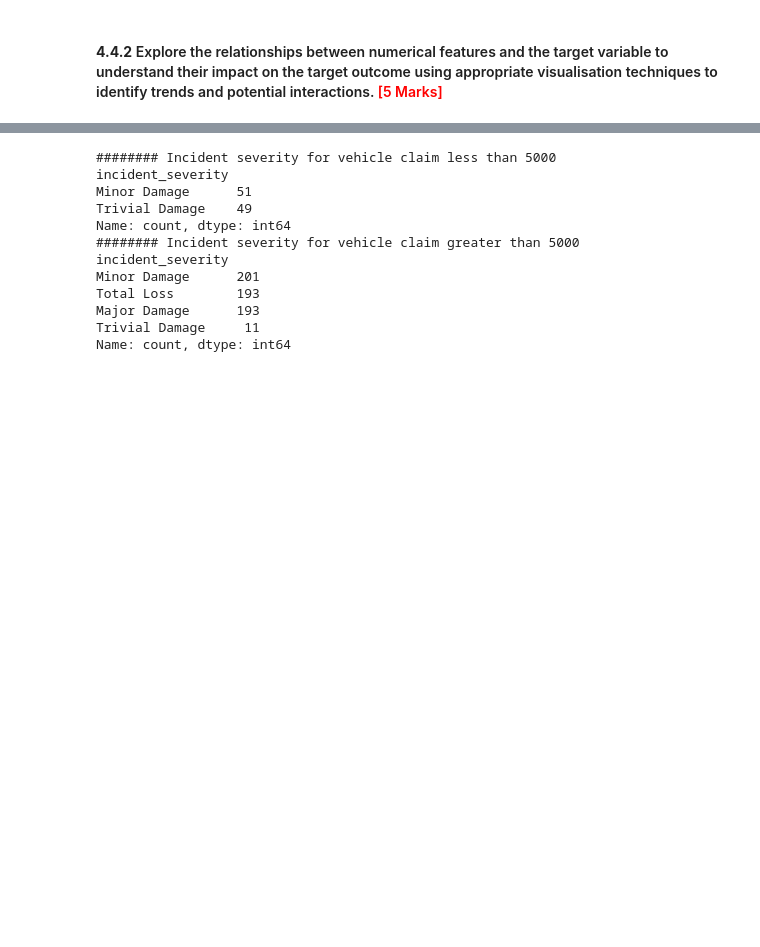
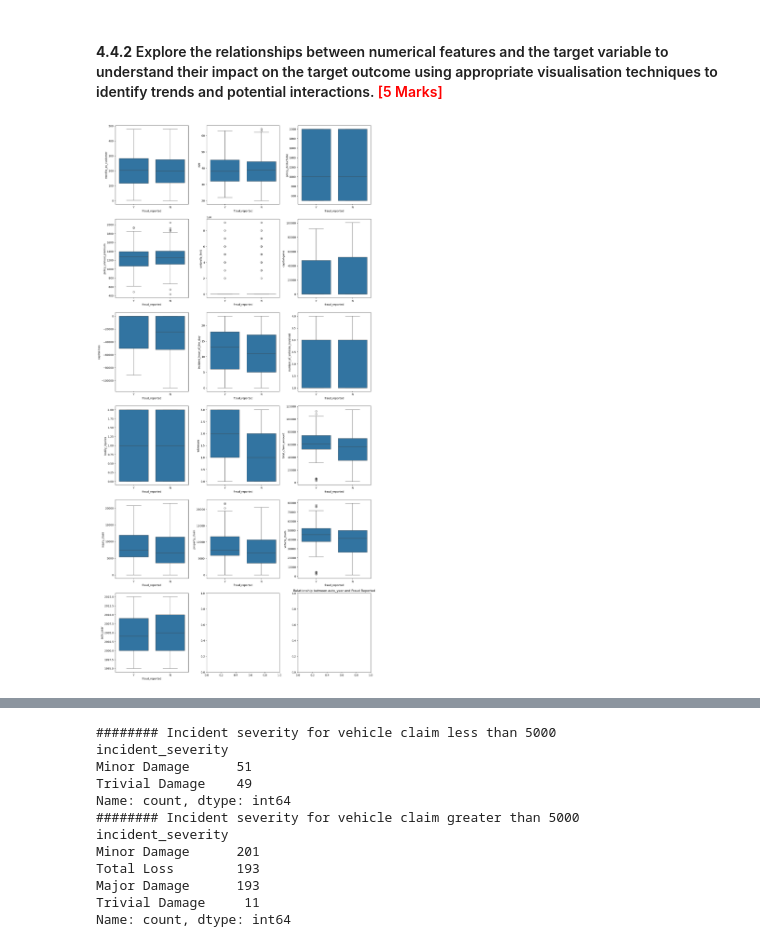
Before and after one commit to VFulara/Fraudulent-Claim-Detection, a Jupyter notebook: Fraudulent_Claim_Detection_Starter.ipynb, the cells around one changed output, grey strips where cells are left out. Saved outputs shown, nothing was run; the diff lists cells and outputs as text; code cells hidden in the pictures; blank space fills up the shorter version.

```diff
--- a/Fraudulent_Claim_Detection_Starter.ipynb
+++ b/Fraudulent_Claim_Detection_Starter.ipynb
@@ -635,0 +685,15 @@ Investigate the relationships between categorical features and the target variab
+# %%
+# Visualise the relationship between numerical features and the target variable to understand their impact on the target outcome
+
+numerical_features = X_train.select_dtypes(include=['int64', 'float64']).columns
+
+fig, axes = plt.subplots(nrows=(len(numerical_features) + 2) // 3, ncols=3, figsize=(15, 5 * ((len(numerical_features) + 2) // 3)))
+axes = axes.flatten()
+for i, feature in enumerate(numerical_features):
+    sns.boxplot(x=y_train, y=X_train[feature], ax=axes[i])
+    plt.title(f'Relationship between {feature} and Fraud Reported')
+
+plt.tight_layout()  # Adjust layout to prevent overlap
+plt.show()
+# %% [output]
+[figure, added]
```
Also changed, not shown: parts of 21 cells of this notebook.
